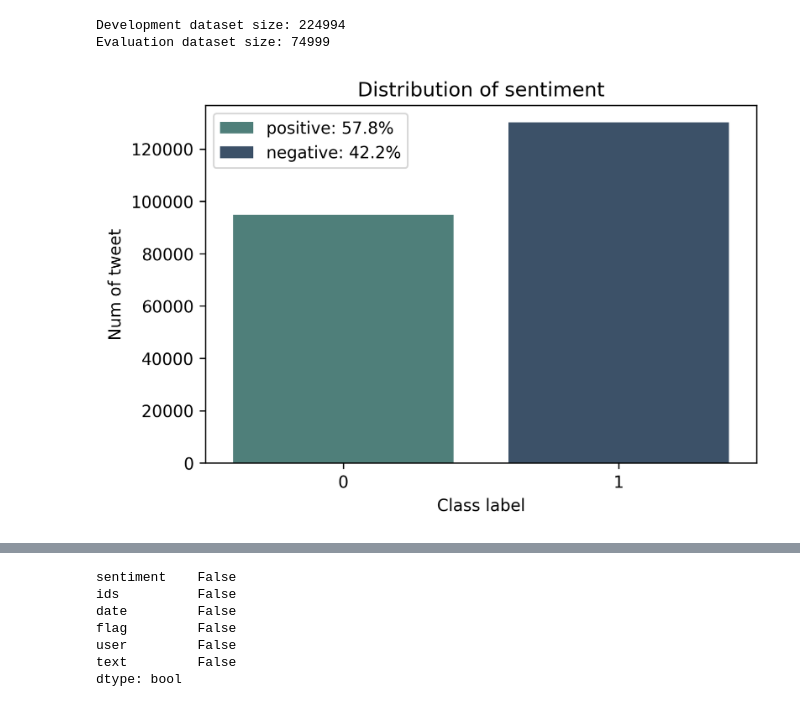
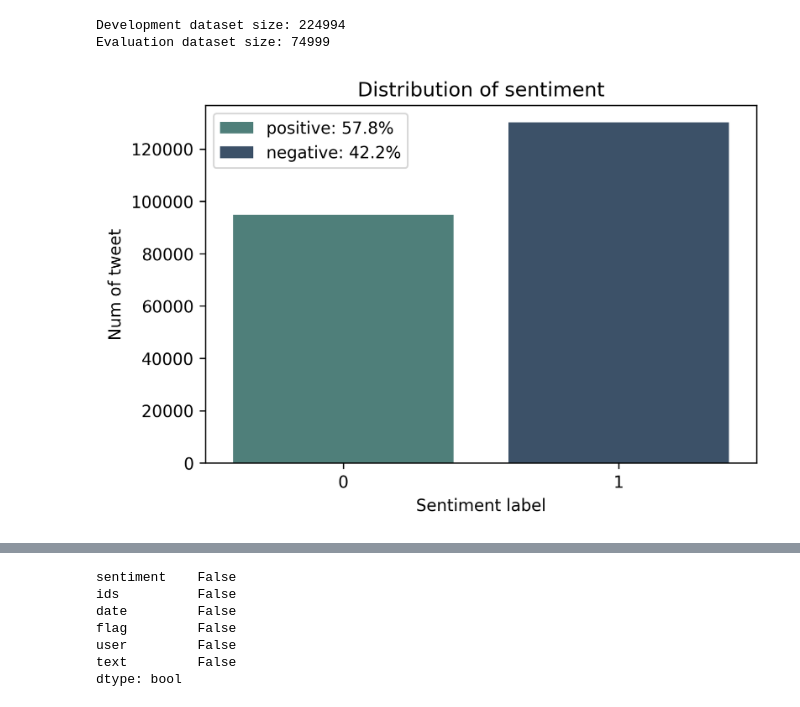
Before and after one commit to MatteoM95/Twitter-Sentiment-Analisys, a Jupyter notebook: Project_DSL_january_2022.ipynb, the cells around one changed output, grey strips where cells are left out. Drawn from its saved outputs; the diff is of its cells as text; code cells hidden in the pictures.

```diff
--- a/Project_DSL_january_2022.ipynb
+++ b/Project_DSL_january_2022.ipynb
@@ -137,19 +117,18 @@ print(f"Evaluation dataset size: {eval_dataset['text'].size}")
 Development dataset size: 224994
 Evaluation dataset size: 74999
 # %%
-
-# compute percentages
+# compute distribution percentages
 pos_perc = 100 * dev_dataset[dev_dataset['sentiment'] == 1].size / dev_dataset.size
 neg_perc = 100 - pos_perc
 
 fig, ax = plt.subplots(dpi=300)
 ax = sns.countplot(x = 'sentiment', data = dev_dataset,
               palette = sns.cubehelix_palette(2, start=.4, rot=-.75, light=.45, dark=.3))
 ax.set_ylabel('Num of tweet')
-ax.set_xlabel('Class label')
+ax.set_xlabel('Sentiment label')
 ax.set_title('Distribution of sentiment')
 ax.legend(handles=ax.patches, labels=(f'positive: {pos_perc:.1f}%', f'negative: {neg_perc:.1f}%'))
 plt.savefig('DistributionOfSentiment.svg', bbox_inches="tight")
-fig.show()
+plt.show()
 # %% [output]
-[figure, old version]
+[figure, new version]
```
Also changed, not shown: parts of 47 cells of this notebook, 8 other files.
